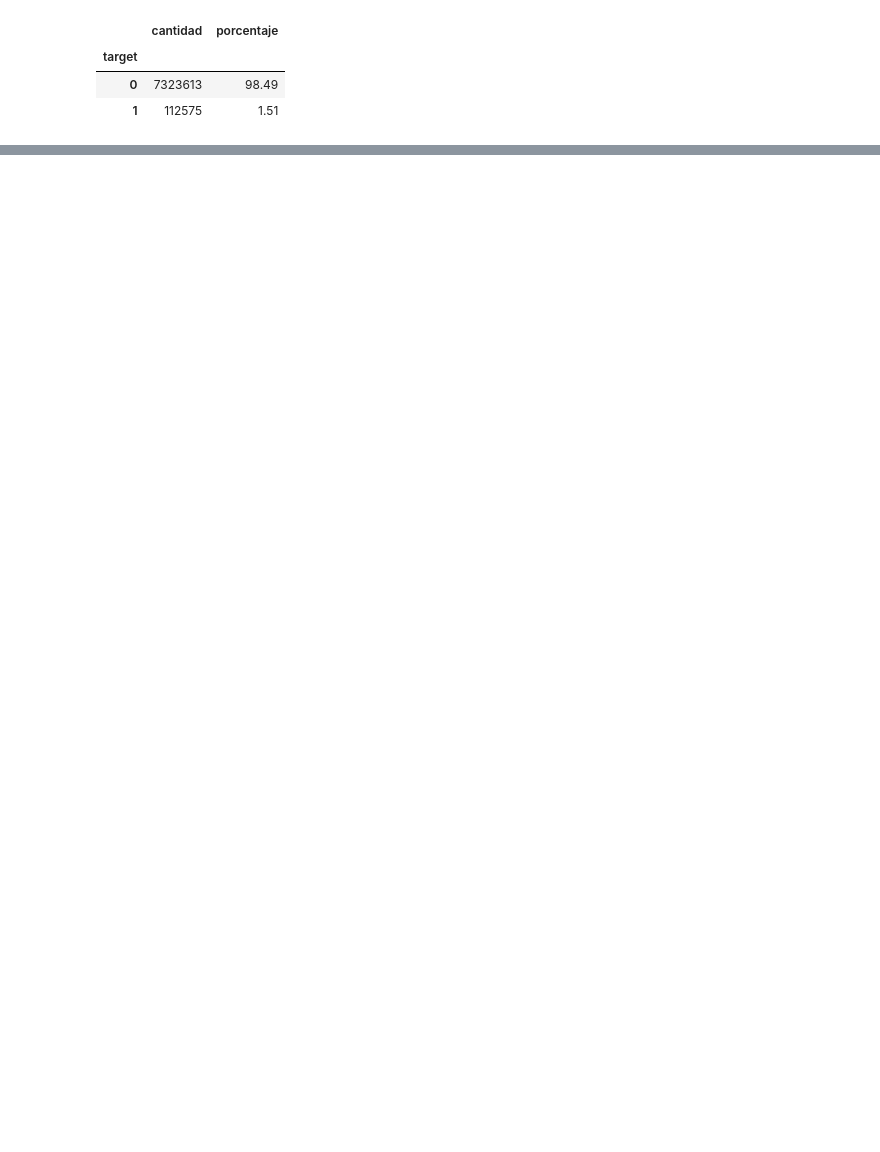
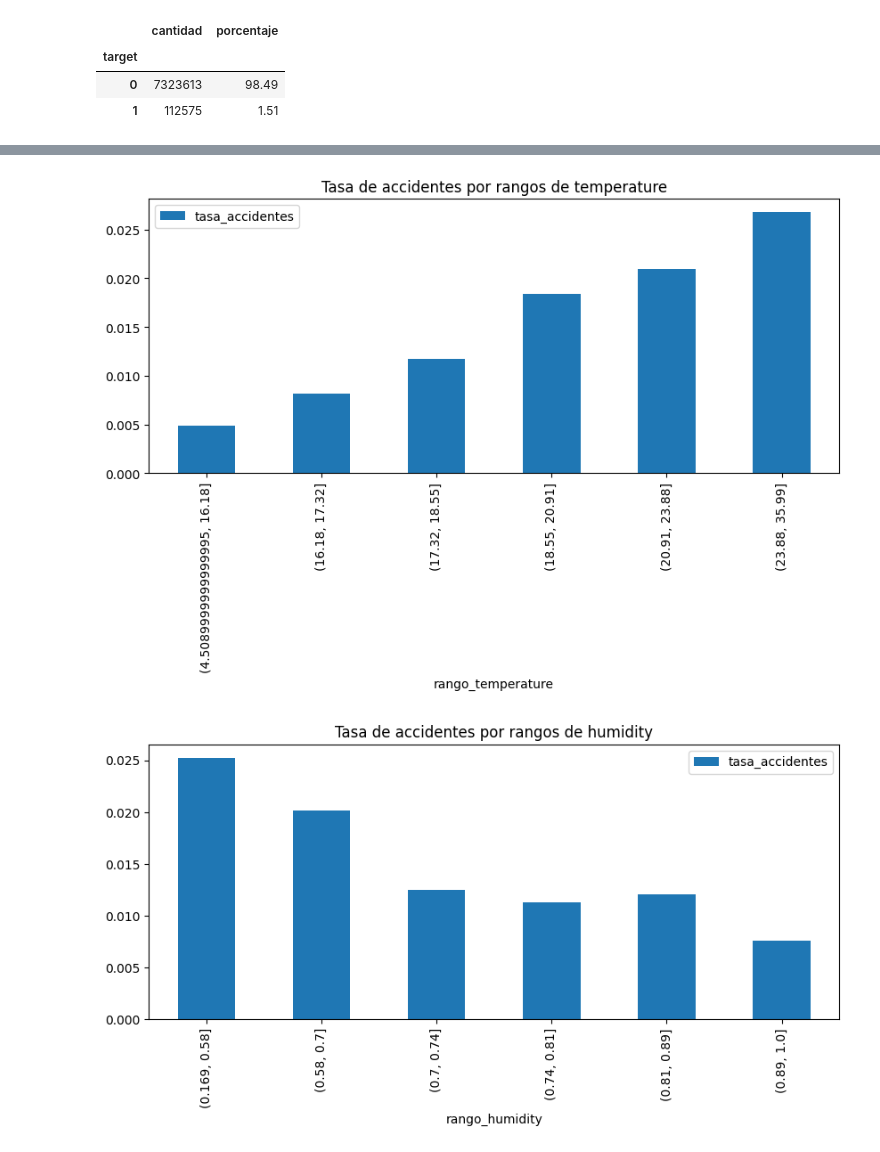
Before and after one commit to juanvilla23/AprendizajeMaquina, a Jupyter notebook: EDA/EDAclima.ipynb, the cells around one changed output, grey strips where cells are left out. Drawn from its saved outputs; the diff is of its cells as text; code cells hidden in the pictures; blank space fills up the shorter version.

```diff
--- a/EDA/EDAclima.ipynb
+++ b/EDA/EDAclima.ipynb
@@ -405,0 +509,10 @@ resumen_target
+# %%
+df["rango_temperatura"] = pd.qcut(df["temperature"], q=10, duplicates="drop")
+
+tasa_temp = (
+    df.groupby("rango_temperatura")["target"]
+    .mean()
+    .reset_index(name="tasa_accidentes")
+)
+
+tasa_temp
@@ -405,0 +531,21 @@ resumen_target
+# %%
+for col in variables_clima:
+    nueva_col = f"rango_{col}"
+    df[nueva_col] = pd.qcut(df[col], q=6, duplicates="drop")
+
+    tasa = (
+        df.groupby(nueva_col)["target"]
+        .mean()
+        .reset_index(name="tasa_accidentes")
+    )
+
+    tasa.plot(
+        x=nueva_col,
+        y="tasa_accidentes",
+        kind="bar",
+        figsize=(10, 4),
+        title=f"Tasa de accidentes por rangos de {col}"
+    )
+# %% [output]
+[figure, added]
+[figure, added]
```
Also changed, not shown: parts of 7 cells of this notebook, 3 other files.
